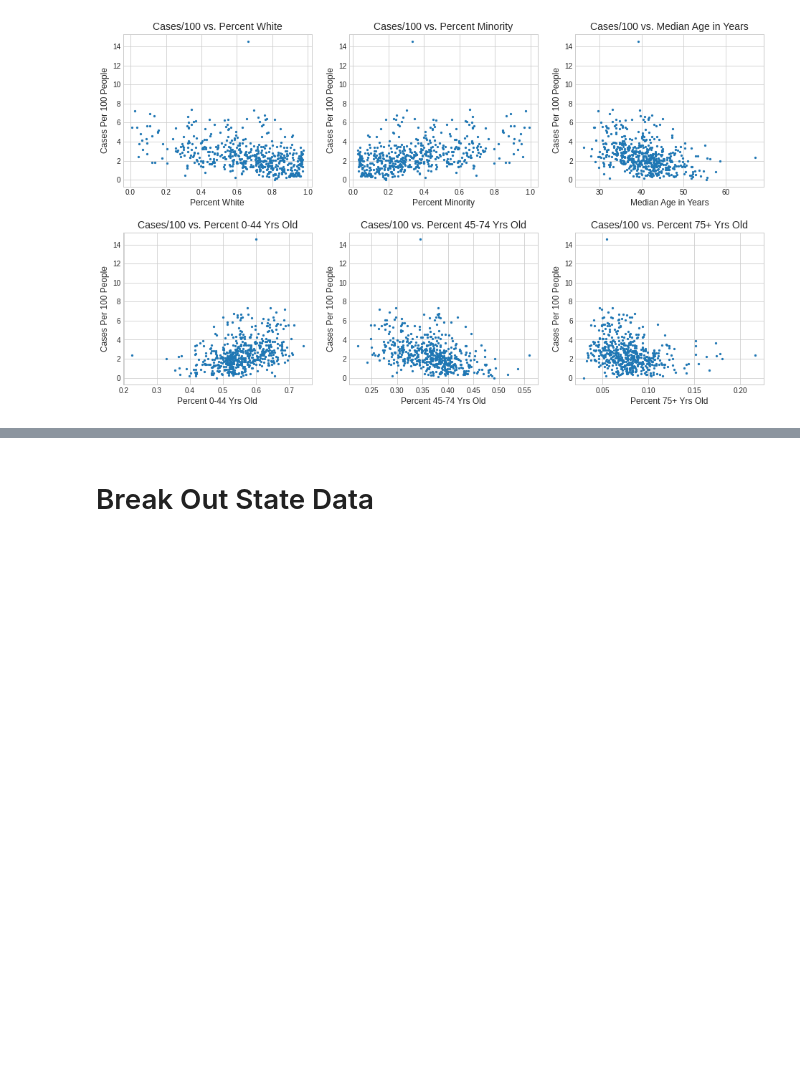
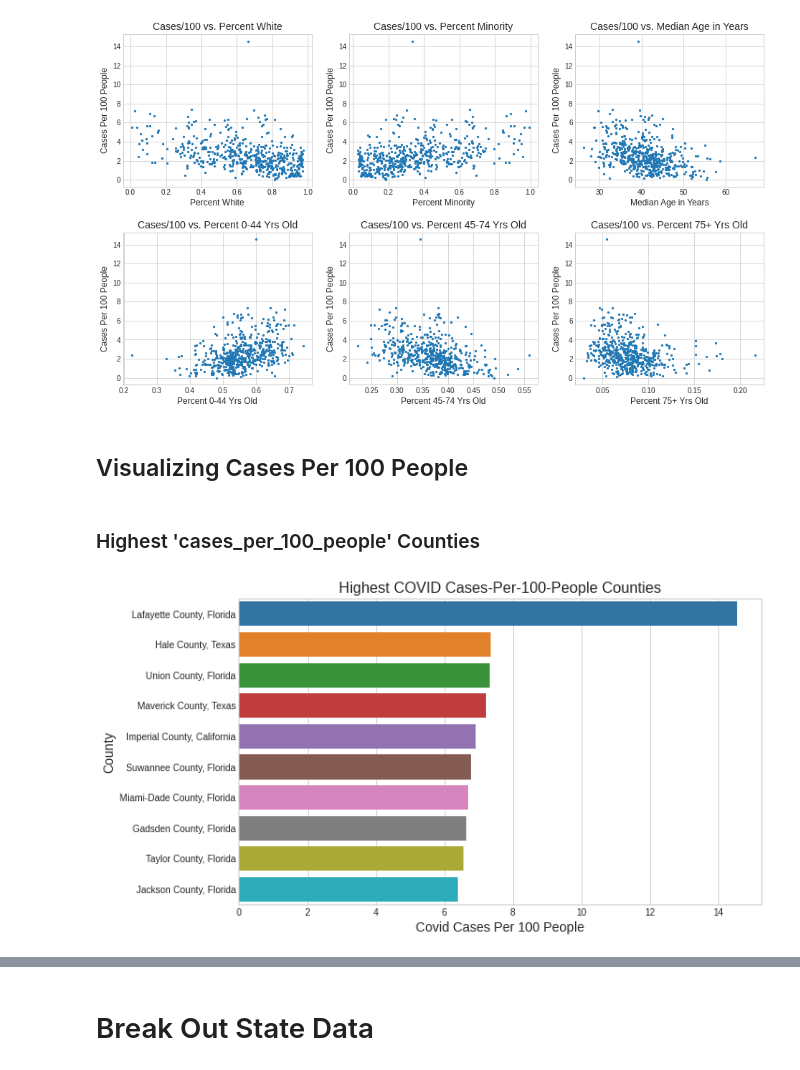
Before and after one commit to cxclark/covid19-analysis, a Jupyter notebook: code/04_eda_preprocessing_5_states.ipynb, the cells around one changed output, grey strips where cells are left out. Cells and saved outputs as stored; diff of their text form; code cells hidden in the pictures; blank space fills up the shorter version.

```diff
--- a/code/04_eda_preprocessing_5_states.ipynb
+++ b/code/04_eda_preprocessing_5_states.ipynb
@@ -346,3 +353,19 @@ subplot_scatter(
     figsize=(16,9), s=5, ncols=3, hspace=.3)
 # %% [output]
 [figure]
+# %% [markdown]
+## Visualizing Cases Per 100 People
+# %% [markdown]
+### Highest 'cases_per_100_people' Counties
+# %%
+# Extract the 10 counties with the highest cases_per_100_people.
+top_10_per = df.sort_values(by='cases_per_100_people', ascending=False)[:10]
+# %%
+# Plot the 10 counties with the highest cases_per_100_people.
+plt.figure(figsize=(10, 6))
+sns.barplot(x='cases_per_100_people', y='county_state', data=top_10_per)
+plt.xlabel('Covid Cases Per 100 People', fontsize=14)
+plt.ylabel('County', fontsize=14)
+plt.title('Highest COVID Cases-Per-100-People Counties', fontsize=16);
+# %% [output]
+[figure, added]
```
Also changed, not shown: parts of 27 cells of this notebook, 26 other files.
